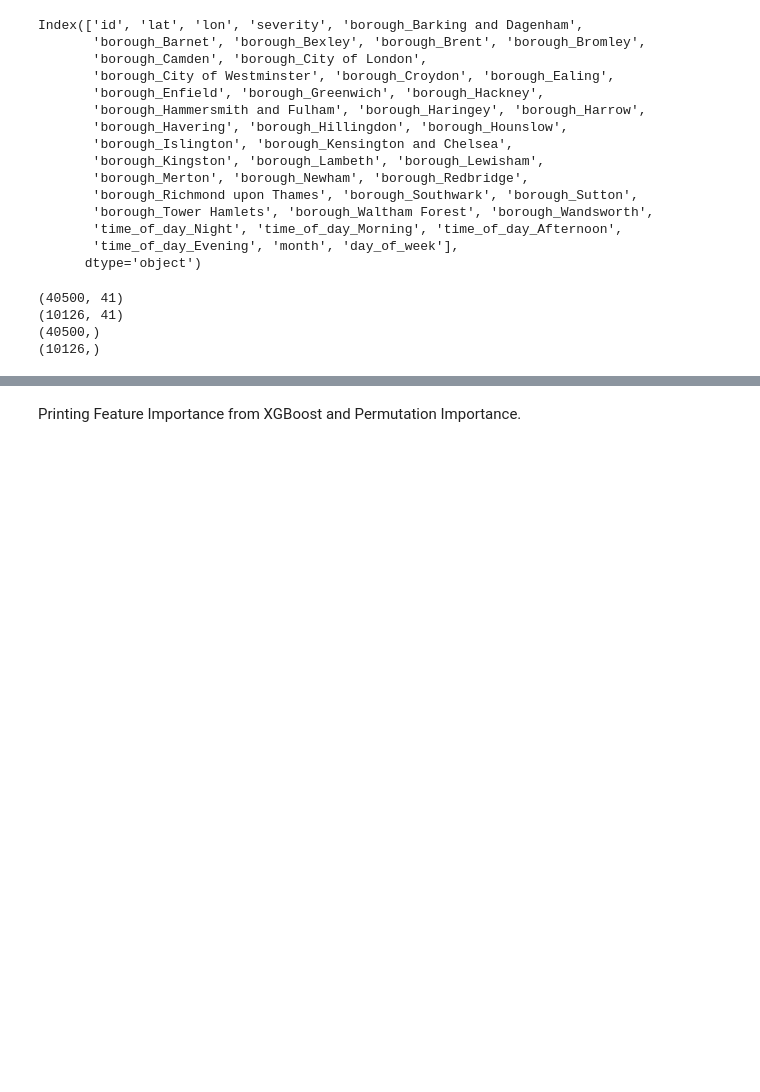
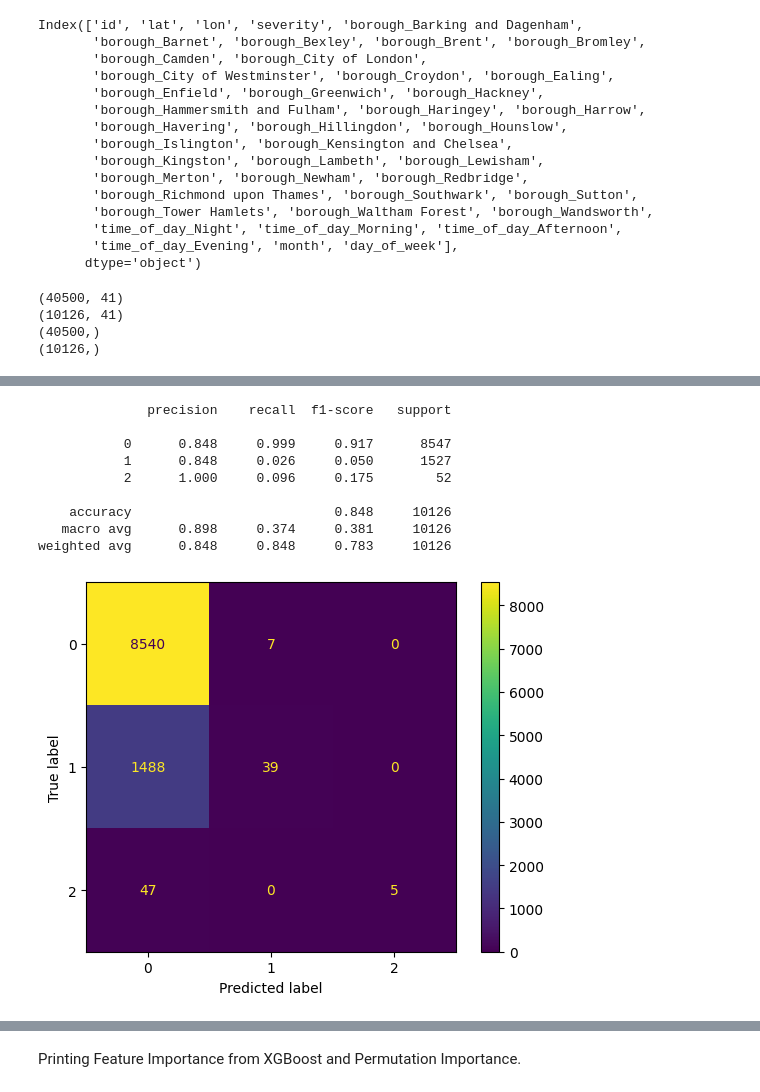
Before and after one commit to asalazar18s/TfL-accidents-dataset-analysis, a Jupyter notebook: Final/Model_Testing.ipynb, the cells around one changed output, grey strips where cells are left out. Drawn from its saved outputs; the diff is of its cells as text; code cells hidden in the pictures; blank space fills up the shorter version.

```diff
--- a/Final/Model_Testing.ipynb
+++ b/Final/Model_Testing.ipynb
@@ -57,0 +77,23 @@ print(y_test.shape)
+# %%
+from sklearn.metrics import classification_report, confusion_matrix, ConfusionMatrixDisplay
+
+y_pred = base_xgb_model_no_sample_weight.predict(X_test)
+
+print(classification_report(y_test, y_pred, digits=3))
+
+cm=confusion_matrix(y_test, y_pred)
+disp = ConfusionMatrixDisplay(cm)
+
+disp.plot()
+plt.show()
+# %% [output]
+              precision    recall  f1-score   support
+
+           0      0.848     0.999     0.917      8547
+           1      0.848     0.026     0.050      1527
+           2      1.000     0.096     0.175        52
+
+    accuracy                          0.848     10126
+   macro avg      0.898     0.374     0.381     10126
+weighted avg      0.848     0.848     0.783     10126
+[figure, added]
```
Also changed, not shown: parts of 51 cells of this notebook, 20 other files.
